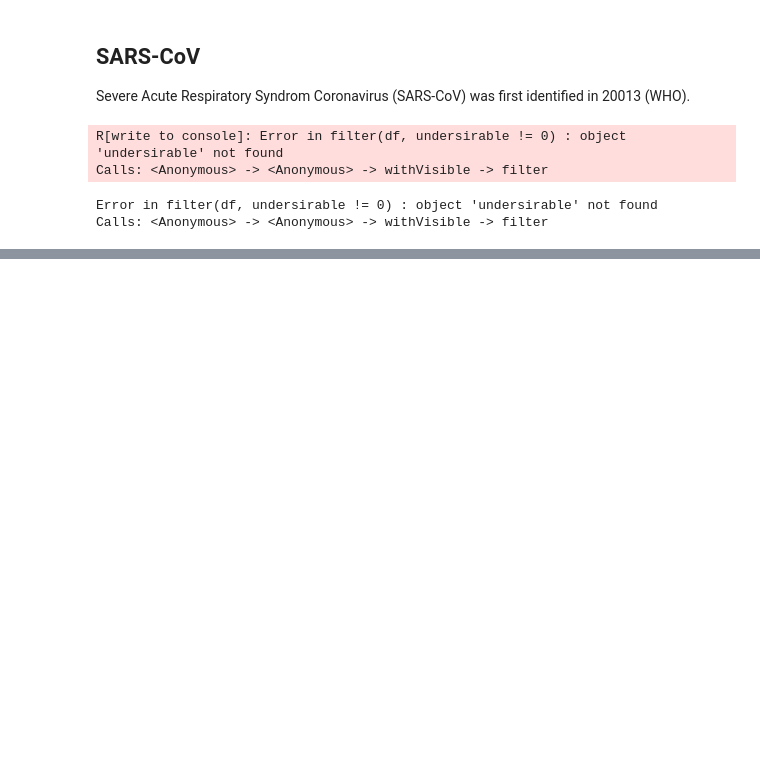
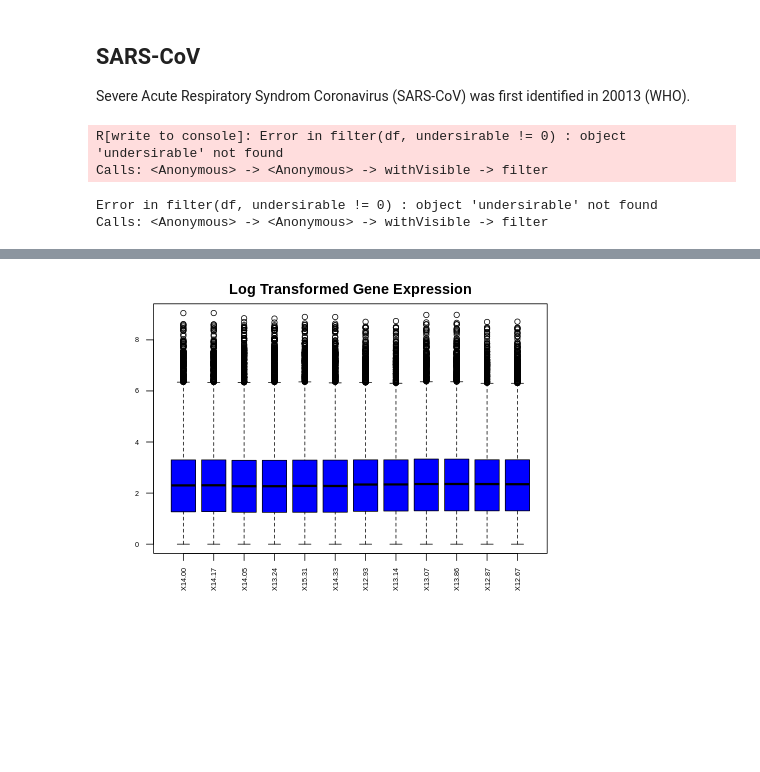
Before and after one commit to cindykhris/SummerInternship2020, a Jupyter notebook: SummerInternship2020.ipynb, the cells around one changed output, grey strips where cells are left out. Saved outputs shown, nothing was run; the diff lists cells and outputs as text; code cells hidden in the pictures; blank space fills up the shorter version.

```diff
--- a/SummerInternship2020.ipynb
+++ b/SummerInternship2020.ipynb
@@ -104,9 +109,12 @@ boxplot(df,col='red')
 # %%
 
 %%R
 #Log transformation
 logdata <- log(df+1)
-boxplot(logdata, col = 'red')
+par(mar=c(14,4,2,2))
+boxplot(logdata, main="Log Transformed Gene Expression", col = 'blue', las = 2, cex.axis=0.6)
+# %% [output]
+[figure, added]
 # %%
 %%R
 #Descriptive statistics
```
Also changed, not shown: parts of 8 cells of this notebook.
